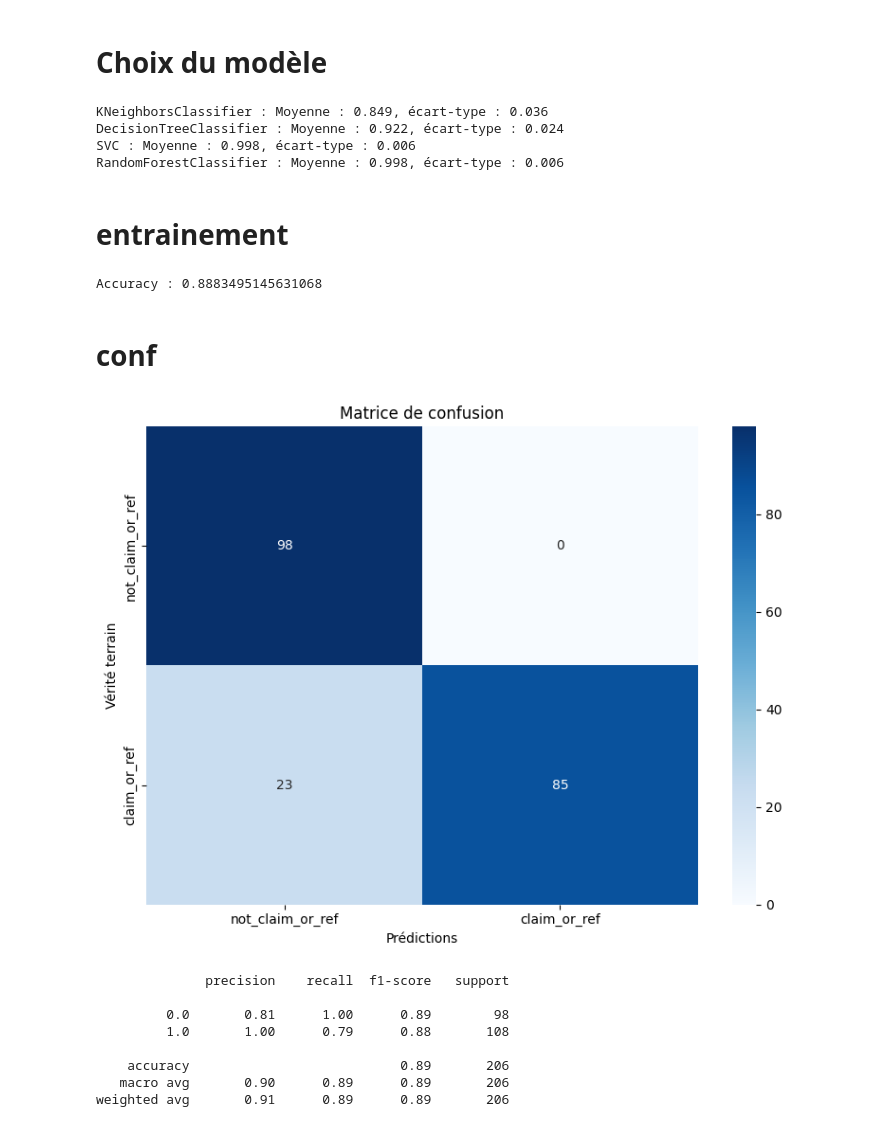
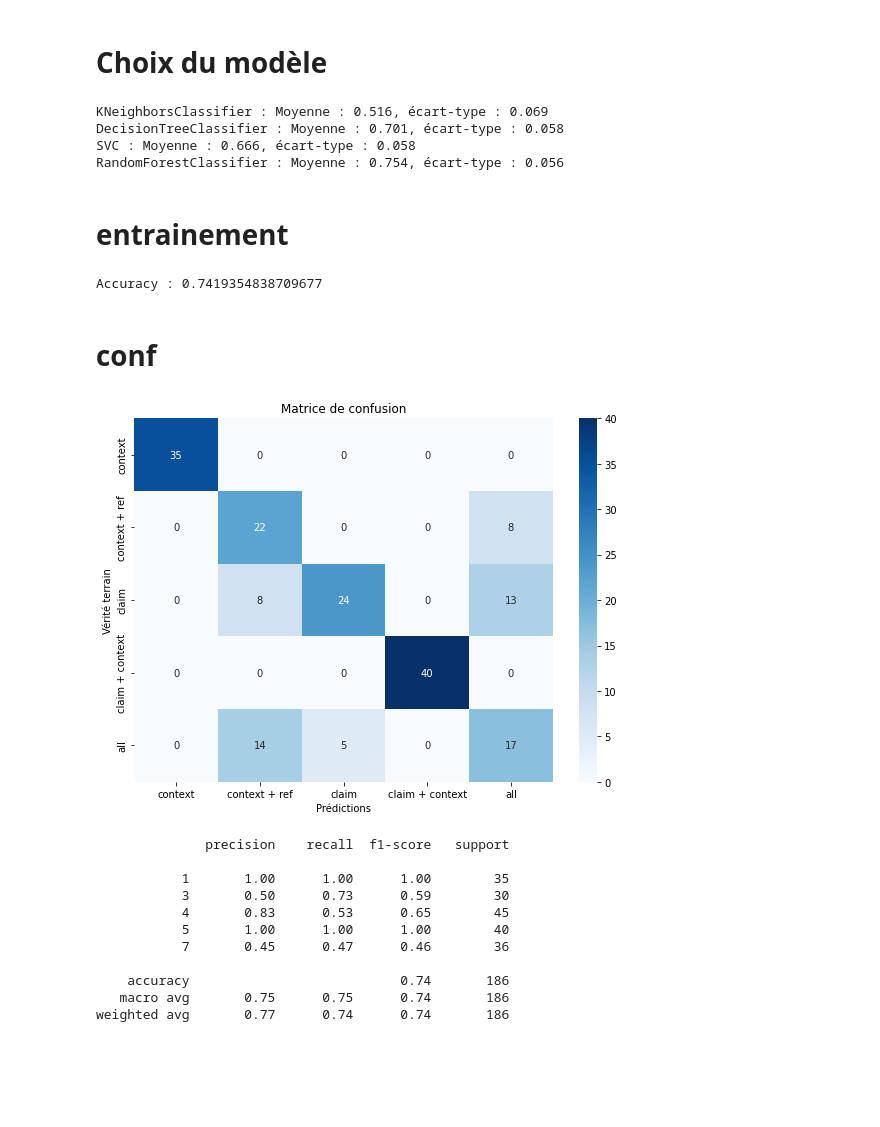
Before and after one commit to HugoGellida/HAI817I-Project, a Jupyter notebook: claim_or_ref_or_context.ipynb, the cells around one changed output. Saved outputs shown, nothing was run; the diff lists cells and outputs as text; code cells hidden in the pictures; blank space fills up the shorter version.

```diff
--- a/claim_or_ref_or_context.ipynb
+++ b/claim_or_ref_or_context.ipynb
@@ -312,5 +313,12 @@ class TextNormalizer(BaseEstimator, TransformerMixin):
             for text in X
         ]
 # %%
-X = df_new.text
-y = df_new.onehot
+def get_class_index(row):
+    c1 = int(bool(row["scientific_claim"]))
+    c2 = int(bool(row["scientific_reference"]))
+    c3 = int(bool(row["scientific_context"]))
+    return (c1 << 2) | (c2 << 1) | c3
+
+X = df_sci["text"]
+y = df_sci.apply(get_class_index, axis=1)
+y
@@ -318,12 +339,12 @@ y = df_new.onehot
 # UpSampling
 # %%
 # Utiliser le jeu de données déjà préparé
-X = df_new['text']
-y = df_new['onehot']
+#X = df_new['text']
+#y = df_new['onehot']
 
 print("Distribution originale :", Counter(y))
 
-ros = RandomOverSampler(sampling_strategy='minority', random_state=42)
+ros = RandomOverSampler(sampling_strategy='auto', random_state=42)
 X_resampled, y_resampled = ros.fit_resample(X.to_frame(), y)
 
 # Retour en Series pour la pipeline et train_test_split
@@ -392,57 +413,60 @@ for clf in clfs:
     names.append(clf.__class__.__name__)
     print(f"{clf.__class__.__name__} : Moyenne : {np.mean(score_kfold):.3f}, écart-type : {np.std(score_kfold):.3f}")
 # %% [output]
-KNeighborsClassifier : Moyenne : 0.849, écart-type : 0.036
-DecisionTreeClassifier : Moyenne : 0.922, écart-type : 0.024
-SVC : Moyenne : 0.998, écart-type : 0.006
-RandomForestClassifier : Moyenne : 0.998, écart-type : 0.006
+KNeighborsClassifier : Moyenne : 0.516, écart-type : 0.069
+DecisionTreeClassifier : Moyenne : 0.701, écart-type : 0.058
+SVC : Moyenne : 0.666, écart-type : 0.058
+RandomForestClassifier : Moyenne : 0.754, écart-type : 0.056
 # %% [markdown]
 # entrainement
 # %%
-clf = KNeighborsClassifier()
+clf = RandomForestClassifier()
 clf.fit(X_train, y_train)
 
 y_pred = clf.predict(X_test)
 print(f"Accuracy : {accuracy_score(y_pred, y_test)}")
 # %% [output]
-Accuracy : 0.8883495145631068
+Accuracy : 0.7419354838709677
 # %% [markdown]
 # conf
 # %%
 def plot_confusion_matrix(cm, classes, title='Matrice de confusion', cmap=plt.cm.Blues):
     """
     Affiche la matrice de confusion.
 
     Parameters:
     - cm (array-like): Matrice de confusion (2D numpy array).
     - classes (list of str): Liste des noms des classes correspondant aux dimensions de la matrice.
     - title (str): Titre du graphique (par défaut 'Matrice de confusion').
     - cmap (matplotlib.colors.Colormap): Carte des couleurs à utiliser pour le graphique (par défaut plt.cm.Blues).
     """
     plt.figure(figsize=(8, 6))
     sns.heatmap(cm, annot=True, fmt='d', cmap=cmap, xticklabels=classes, yticklabels=classes)
     plt.title(title)
     plt.ylabel('Vérité terrain')
     plt.xlabel('Prédictions')
     plt.tight_layout()
     plt.show()
 
 
 
 conf = confusion_matrix(y_test, y_pred)
 
-plot_confusion_matrix(conf, ['not_claim_or_ref', 'claim_or_ref'])
+plot_confusion_matrix(conf, ['context', 'context + ref', 'claim', 'claim + context', 'all'])
 print(classification_report(y_test, y_pred))
 # %% [output]
-[figure, old version]
+[figure, new version]
               precision    recall  f1-score   support
 
-         0.0       0.81      1.00      0.89        98
-         1.0       1.00      0.79      0.88       108
+           1       1.00      1.00      1.00        35
+           3       0.50      0.73      0.59        30
+           4       0.83      0.53      0.65        45
+           5       1.00      1.00      1.00        40
+           7       0.45      0.47      0.46        36
 
-    accuracy                           0.89       206
-   macro avg       0.90      0.89      0.89       206
-weighted avg       0.91      0.89      0.89       206
+    accuracy                           0.74       186
+   macro avg       0.75      0.75      0.74       186
+weighted avg       0.77      0.74      0.74       186
 # %%
 print(new_df.loc[new_df["claimref"] == 1.0, ["claimref"]].count())
 print(new_df.loc[new_df["claimref"] == 0.0, ["claimref"]].count())
```
Also changed, not shown: parts of 7 cells of this notebook, 3 other files.
